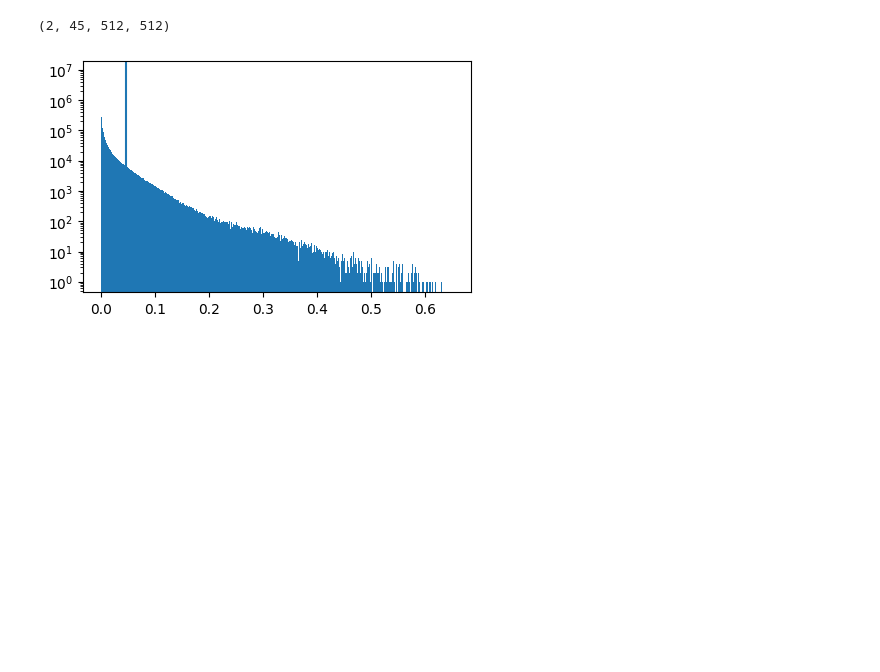
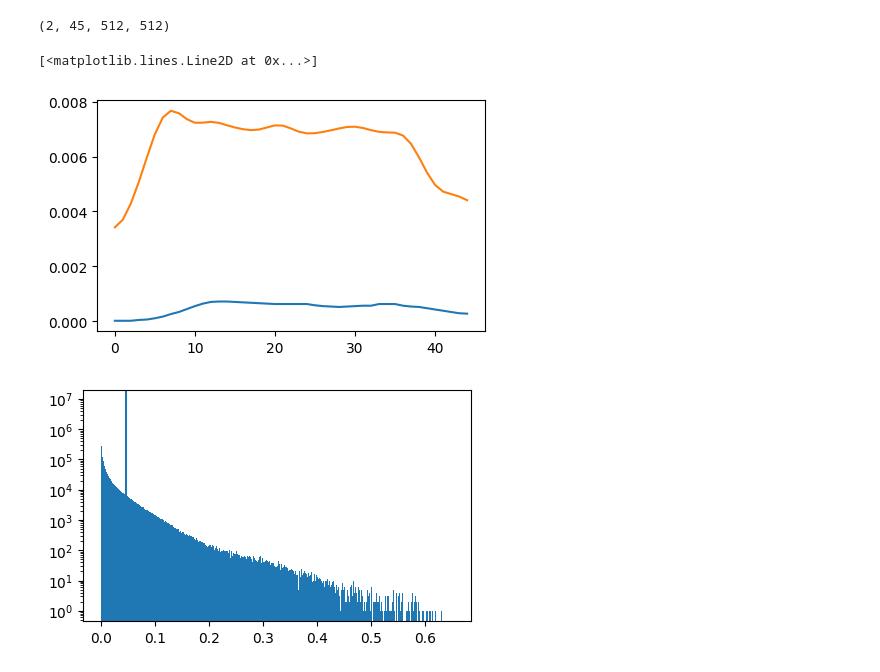
Before and after one commit to Jhko725/ProteinStructureReconstruction.jl, a Jupyter notebook: notebooks/reconstruct_sim.ipynb, the cells around one changed output. Saved outputs shown, nothing was run; the diff lists cells and outputs as text; code cells hidden in the pictures; blank space fills up the shorter version.

```diff
--- a/notebooks/reconstruct_sim.ipynb
+++ b/notebooks/reconstruct_sim.ipynb
@@ -32,6 +33,16 @@ data = data_chunks[0]
 data.shape
 # %% [output]
 (2, 45, 512, 512)
+# %%
+q = np.quantile(data, 0.7, axis=(-1, -2))
+m = np.mean(data, axis=(-1, -2))
+# %%
+fig, ax = plt.subplots(1, 1, figsize=(5, 3))
+ax.plot(q[0])
+ax.plot(m[0])
+# %% [output]
+[<matplotlib.lines.Line2D at 0x...>]
+[figure, added]
 # %%
 fig, ax = plt.subplots(1, 1, figsize=(5, 3))
 ax.hist(data[1, :].flatten(), bins=1000)
```
Also changed, not shown: parts of 15 cells of this notebook, 15 other files.
